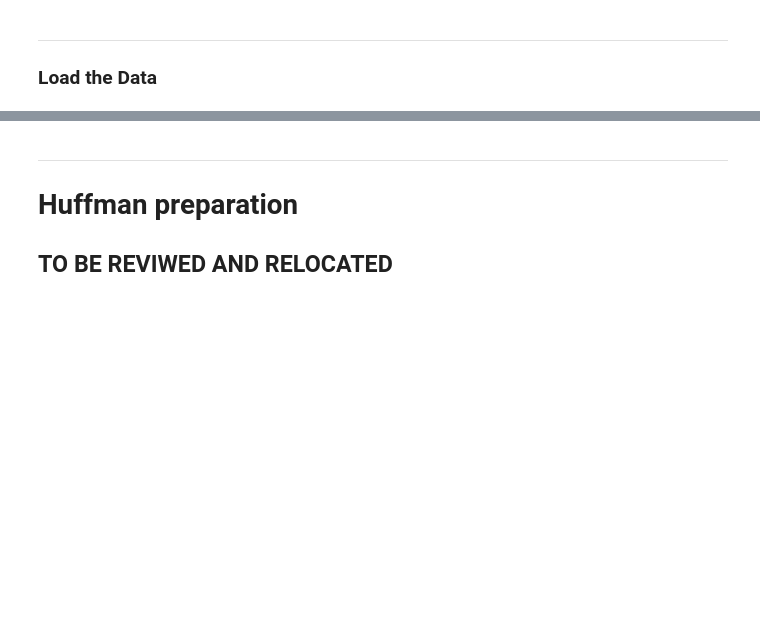
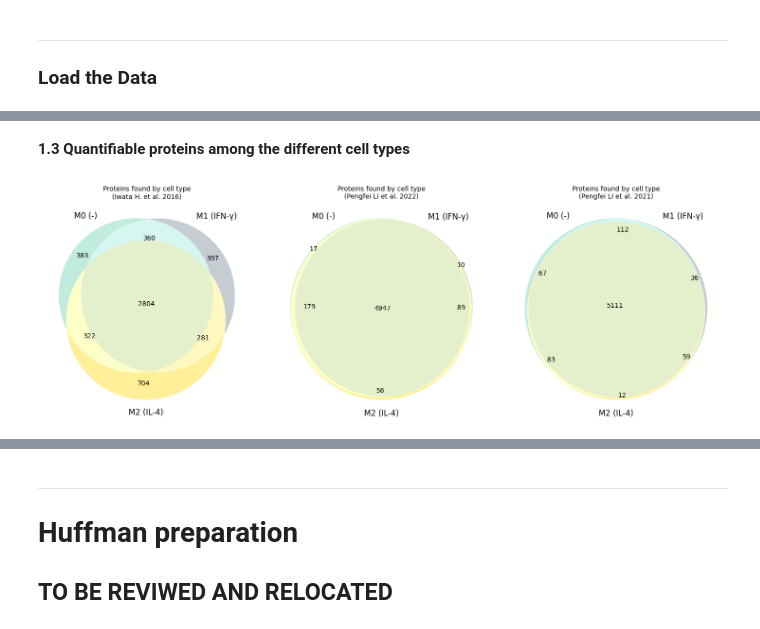
Before and after one commit to powwowath/pyMSpro, a Jupyter notebook: 00_workflow_META-ANALYSIS.ipynb, the cells around one changed output, grey strips where cells are left out. Cells and saved outputs as stored; diff of their text form; code cells hidden in the pictures; blank space fills up the shorter version.

```diff
--- a/00_workflow_META-ANALYSIS.ipynb
+++ b/00_workflow_META-ANALYSIS.ipynb
@@ -389,0 +480,36 @@ df_2021_pengfei = df_2021_pengfei[df_2021_pengfei["# PSMs"] >= 5]
+# %% [markdown]
+**1.3 Quantifiable proteins among the different cell types**
+# %%
+fig, ax = plt.subplots(1, 3, figsize=(15, 5))
+
+# Venn diagram for the first experiment
+exp1_proteinsM0 = set(df_2016_iwata[df_2016_iwata["Type"] == "M0"].index)
+exp1_proteinsM1 = set(df_2016_iwata[df_2016_iwata["Type"] == "M1"].index)
+exp1_proteinsM2 = set(df_2016_iwata[df_2016_iwata["Type"] == "M2"].index)
+venn3([exp1_proteinsM0, exp1_proteinsM1, exp1_proteinsM2], set_labels=('M0 (-)', 'M1 (IFN-γ)', 'M2 (IL-4)'), set_colors=('mediumaquamarine', 'slategrey', 'gold'), ax=ax[0])
+ax[0].set_title("Proteins found by cell type\n(Iwata H. et al. 2016)")
+
+# Venn diagram for the second experiment
+exp2_proteinsM0 = set(df_2022_pengfei[df_2022_pengfei["Abundances (Grouped): M0"] > 0].index)
+exp2_proteinsM1 = set(df_2022_pengfei[df_2022_pengfei["Abundances (Grouped): M1"] > 0].index)
+exp2_proteinsM2 = set(df_2022_pengfei[df_2022_pengfei["Abundances (Grouped): M2"] > 0].index)
+venn3([exp2_proteinsM0, exp2_proteinsM1, exp2_proteinsM2], set_labels=('M0 (-)', 'M1 (IFN-γ)', 'M2 (IL-4)'), set_colors=('mediumaquamarine', 'slategrey', 'gold'), ax=ax[1])
+ax[1].set_title("Proteins found by cell type\n(Pengfei LI et al. 2022)")
+
+# Venn diagram for the third experiment
+exp3_proteinsM0 = set(df_2021_pengfei[df_2021_pengfei["Abundances (Grouped): M0"] > 0].index)
+exp3_proteinsM1 = set(df_2021_pengfei[df_2021_pengfei["Abundances (Grouped): M1"] > 0].index)
+exp3_proteinsM2 = set(df_2021_pengfei[df_2021_pengfei["Abundances (Grouped): M2"] > 0].index)
+venn3([exp3_proteinsM0, exp3_proteinsM1, exp3_proteinsM2], set_labels=('M0 (-)', 'M1 (IFN-γ)', 'M2 (IL-4)'), set_colors=('mediumaquamarine', 'slategrey', 'gold'), ax=ax[2])
+ax[2].set_title("Proteins found by cell type\n(Pengfei LI et al. 2021)")
+
+
+# For the experiment 5 it is not possible due to the lack of information about the proteins found in each cell type
+#exp5_proteinsM0 = set(df_huffman_adata.obs[df_huffman_adata.obs["celltype"] == "untreated"].index)
+#exp5_proteinsM1 = set(df_huffman_adata.obs[df_huffman_adata.obs["celltype"] == "LPS"].index)
+exp5_proteins = set(df_huffman_adata.var.index)
+
+plt.tight_layout()
+plt.show()
+# %% [output]
+[figure, added]
```
Also changed, not shown: parts of 72 cells of this notebook.
